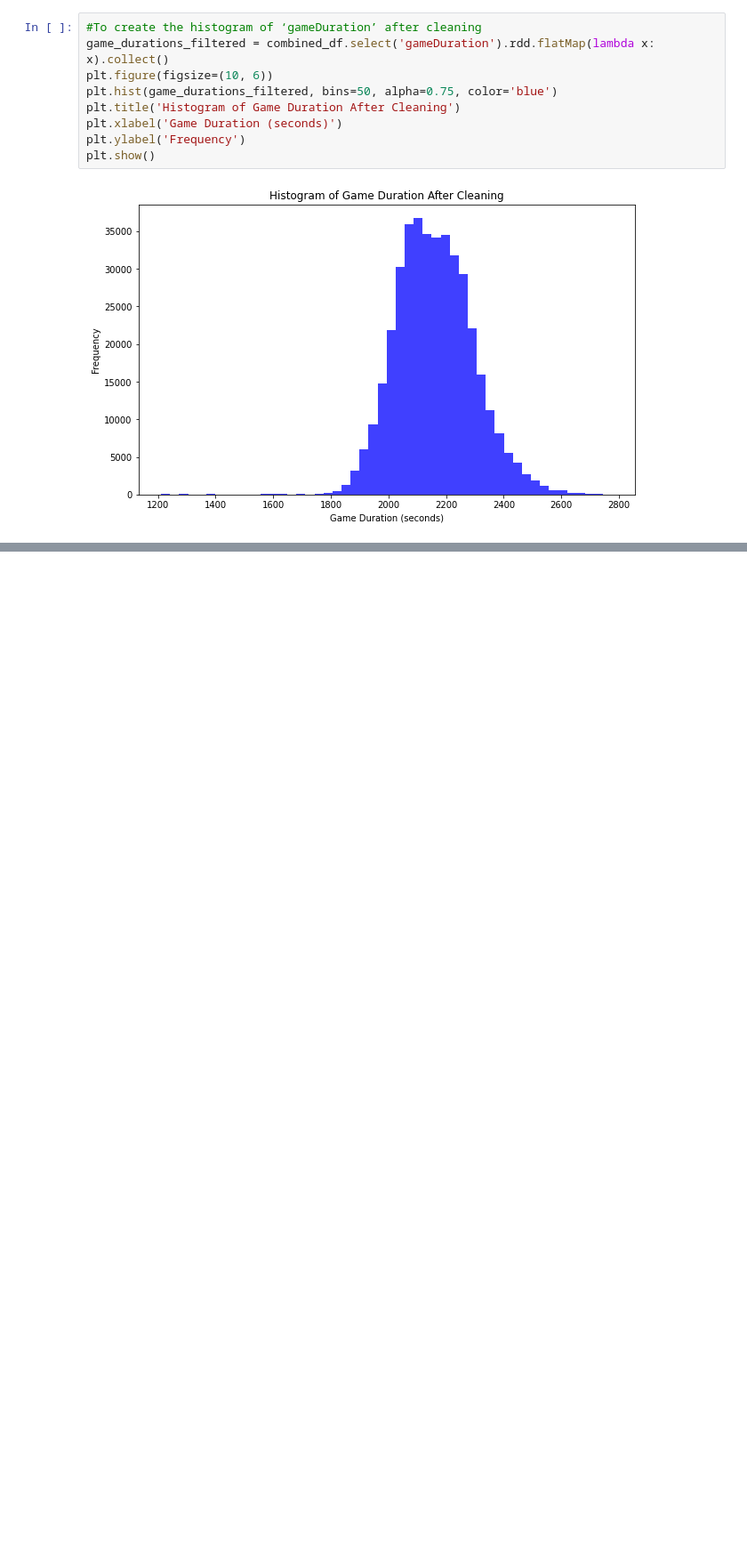
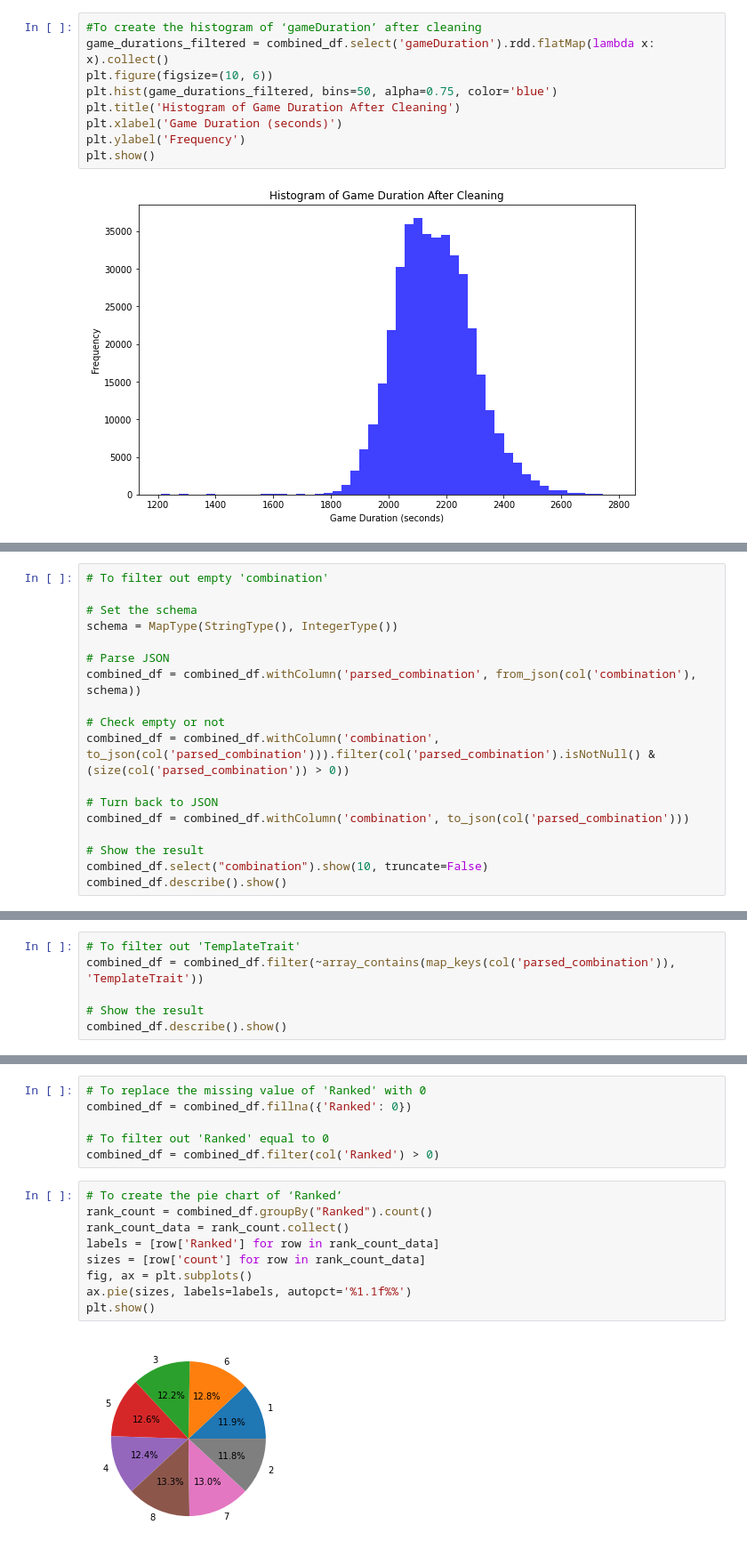
Before and after one commit to yxx10101/INFOSYS722, a Jupyter notebook: I4.ipynb, the cells around one changed output, grey strips where cells are left out. Shown at 89% size. Saved outputs shown, nothing was run; the diff lists cells and outputs as text; blank space fills up the shorter version.

Commit message:
2.0 Data mining

```diff
--- a/I4.ipynb
+++ b/I4.ipynb
@@ -284,0 +270,18 @@ root
+# %%
+# To filter out empty 'combination'
+
+# Set the schema
+schema = MapType(StringType(), IntegerType())
+
+# Parse JSON
+combined_df = combined_df.withColumn('parsed_combination', from_json(col('combination'), schema))
+
+# Check empty or not
+combined_df = combined_df.withColumn('combination', to_json(col('parsed_combination'))).filter(col('parsed_combination').isNotNull() & (size(col('parsed_combination')) > 0))
+
+# Turn back to JSON
+combined_df = combined_df.withColumn('combination', to_json(col('parsed_combination')))
+
+# Show the result
+combined_df.select("combination").show(10, truncate=False)
+combined_df.describe().show()
@@ -284,0 +314,6 @@ root
+# %%
+# To filter out 'TemplateTrait'
+combined_df = combined_df.filter(~array_contains(map_keys(col('parsed_combination')), 'TemplateTrait'))
+
+# Show the result
+combined_df.describe().show()
@@ -284,0 +331,17 @@ root
+# %%
+# To replace the missing value of 'Ranked' with 0
+combined_df = combined_df.fillna({'Ranked': 0})
+
+# To filter out 'Ranked' equal to 0
+combined_df = combined_df.filter(col('Ranked') > 0)
+# %%
+# To create the pie chart of ‘Ranked’
+rank_count = combined_df.groupBy("Ranked").count()
+rank_count_data = rank_count.collect()
+labels = [row['Ranked'] for row in rank_count_data]
+sizes = [row['count'] for row in rank_count_data]
+fig, ax = plt.subplots()
+ax.pie(sizes, labels=labels, autopct='%1.1f%%')
+plt.show()
+# %% [output]
+[figure, added]
```
Also changed, not shown: parts of 28 cells of this notebook.
